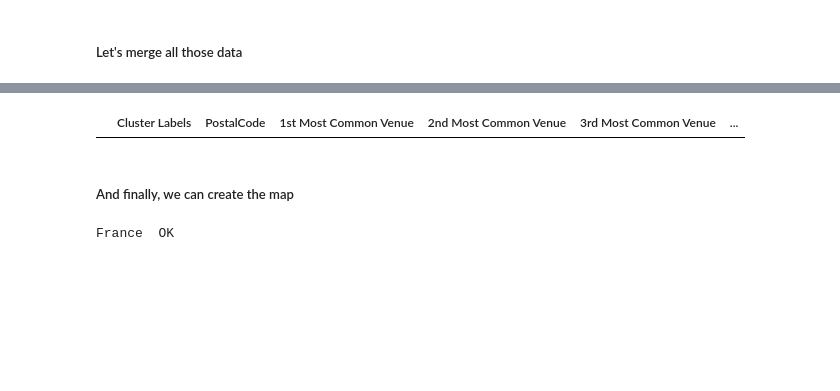
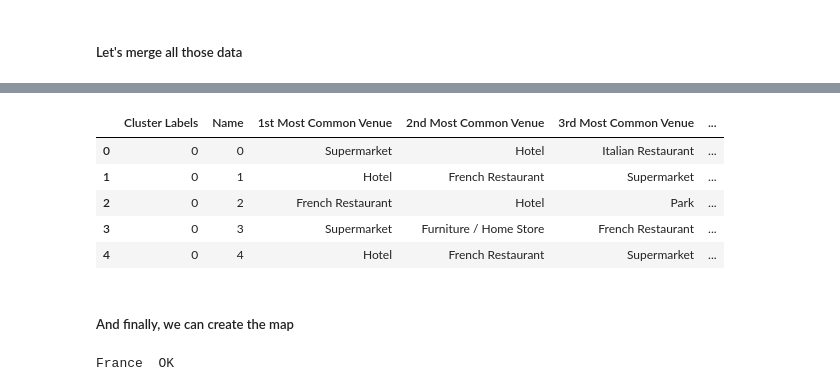
Before and after one commit to TheTibar/Coursera_Capstone, a Jupyter notebook: Capstone Notebook.ipynb, the cells around one changed output, grey strips where cells are left out. Drawn from its saved outputs; the diff is of its cells as text; code cells hidden in the pictures; blank space fills up the shorter version.

```diff
--- a/Capstone Notebook.ipynb
+++ b/Capstone Notebook.ipynb
@@ -1003,0 +1037,3 @@ lille_paris_grouped
+# %%
+all_grouped = all_onehot.groupby('Name').mean().reset_index()
+all_grouped
@@ -1017,7 +1067,7 @@ num_top_venues = 10
 indicators = ['st', 'nd', 'rd']
 
 # create columns according to number of top venues
-columns = ['PostalCode']
+columns = ['Name']
 for ind in np.arange(num_top_venues):
     try:
         columns.append('{}{} Most Common Venue'.format(ind+1, indicators[ind]))
@@ -1026,10 +1076,10 @@ for ind in np.arange(num_top_venues):
 
 # create a new dataframe
 neighborhoods_venues_sorted = pd.DataFrame(columns=columns)
-neighborhoods_venues_sorted['PostalCode'] = lille_paris_grouped['PostalCode']
+neighborhoods_venues_sorted['Name'] = all_grouped['Name']
 
-for ind in np.arange(lille_paris_grouped.shape[0]):
-    neighborhoods_venues_sorted.iloc[ind, 1:] = return_most_common_venues(lille_paris_grouped.iloc[ind, :], num_top_venues)
+for ind in np.arange(all_grouped.shape[0]):
+    neighborhoods_venues_sorted.iloc[ind, 1:] = return_most_common_venues(all_grouped.iloc[ind, :], num_top_venues)
 
 neighborhoods_venues_sorted
 # %% [output]
@@ -1076,0 +1101,3 @@ lille_paris_grouped_clustering
+# %%
+all_grouped_clustering = all_grouped.drop('Name', 1)
+all_grouped_clustering
@@ -1096,8 +1137,8 @@ plt.show()
 # %% [markdown]
 ##### Let's use a 3 clusters kmean
 # %%
-kclusters = 3
-kmeans = KMeans(n_clusters=kclusters, random_state=0, init='k-means++').fit(lille_paris_grouped_clustering)
+kclusters = 5
+kmeans = KMeans(n_clusters=kclusters, random_state=0, init='k-means++').fit(all_grouped_clustering)
 
 kmeans.labels_
 # %% [output]
@@ -1129,8 +1170,13 @@ neighborhoods_venues_sorted
 # %%
-lille_paris_final = pd.merge(neighborhoods_venues_sorted, lat_long_df, on=['PostalCode'])
-lille_paris_final.head()
+all_final = pd.merge(neighborhoods_venues_sorted, total_df, on=['Name'])
+all_final.head()
 # %% [output]
-|  | Cluster Labels | PostalCode | 1st Most Common Venue | 2nd Most Common Venue | 3rd Most Common Venue | ... |
+|  | Cluster Labels | Name | 1st Most Common Venue | 2nd Most Common Venue | 3rd Most Common Venue | ... |
+| 0 | 0 | 0 | Supermarket | Hotel | Italian Restaurant | ... |
+| 1 | 0 | 1 | Hotel | French Restaurant | Supermarket | ... |
+| 2 | 0 | 2 | French Restaurant | Hotel | Park | ... |
+| 3 | 0 | 3 | Supermarket | Furniture / Home Store | French Restaurant | ... |
+| 4 | 0 | 4 | Hotel | French Restaurant | Supermarket | ... |
 # %% [markdown]
 ##### And finally, we can create the map
 # %%
```
Also changed, not shown: parts of 54 cells of this notebook.
